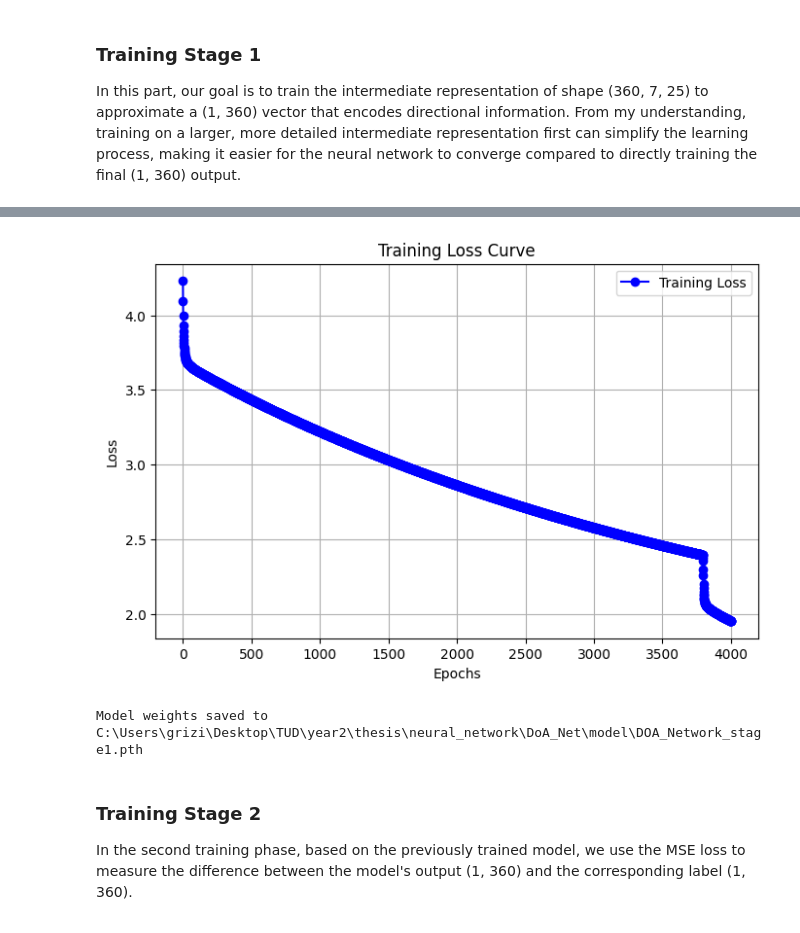
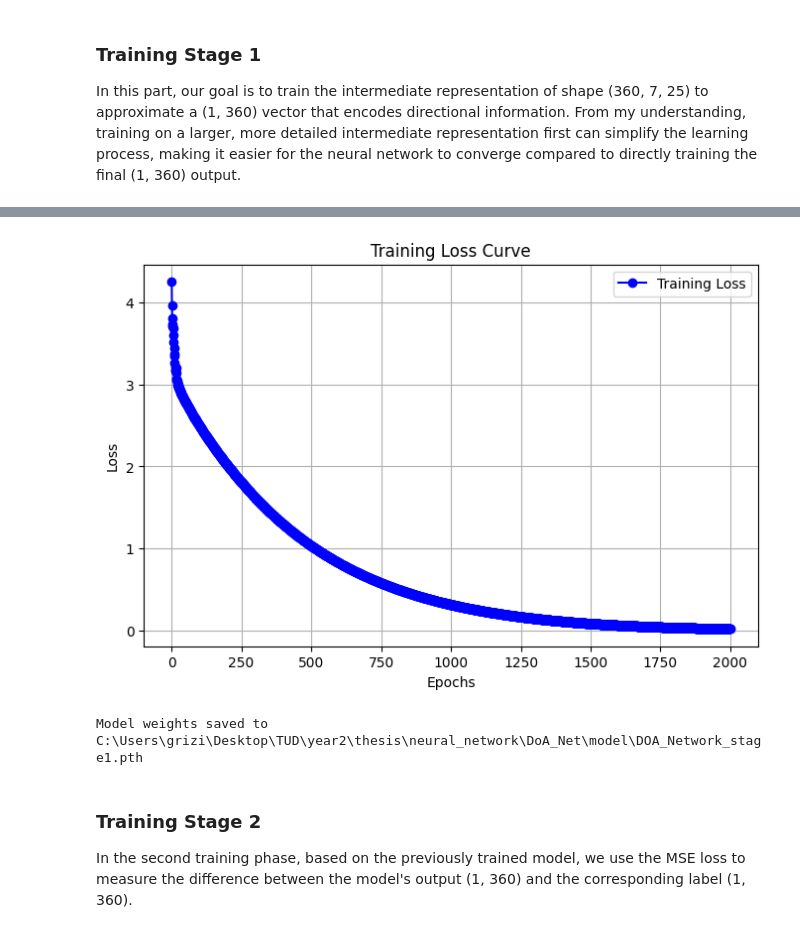
Before and after one commit to Lahm21111/SMANET_Sound_Localization_with_Microphone_Array, a Jupyter notebook: utils/resnet_32_channels.ipynb, the cells around one changed output, grey strips where cells are left out. Drawn from its saved outputs; the diff is of its cells as text; code cells hidden in the pictures.

Commit message:
add some tricks to the nn structure and a ipynb for data from the simulation

```diff
--- a/utils/resnet_32_channels.ipynb
+++ b/utils/resnet_32_channels.ipynb
@@ -13,7 +13,7 @@ import h5py
 import numpy as np
 
 # Path to the H5 file
-h5_file_path = r"C:\Users\grizi\Desktop\TUD\year2\thesis\neural_network\dataset_tools\car_test_dataset.h5"
+h5_file_path = r"C:\Users\grizi\Desktop\TUD\year2\thesis\neural_network\dataset_tools\car_test_dataset_2.h5"
 
 # Open the H5 file
 with h5py.File(h5_file_path, 'r') as h5file:
@@ -27,11 +27,16 @@ with h5py.File(h5_file_path, 'r') as h5file:
             label_data = np.array(dataset)
         elif dataset_name == 'stft':
             stft_data = np.array(dataset)
+        elif dataset_name == 'azimuth':
+            angle_data = np.array(dataset)
 
         # Print the dataset name and its shape
         print(f"Dataset: {dataset_name}, Shape: {dataset.shape}")
 
 print(label_data)
-angle = [int(np.arctan(label_data[1]/label_data[2])/np.pi*180)]
-print("the ground truth angle is ",angle)
+print(stft_data.shape)
+angles = []
+for i in range (len(label_data)):
+    angles.append(int(np.arctan2(label_data[i][2],label_data[i][0])/np.pi*180))
+print(angles)
 # %% [output]
@@ -69,7 +79,7 @@ array([2.28973485e-11, 6.69158609e-10, 1.52299797e-08, 2.69957850e-07,
        3.72665317e-06, 2.69957850e-07, 1.52299797e-08, 6.69158609e-10,
        2.28973485e-11, 6.10193668e-13, 1.26641655e-14])
 # %%
-zero_matrix_train = np.zeros((len(angle),360))
+zero_matrix_train = np.zeros((len(angles),360))
 
 # Define the Gaussian distribution function
 def gaussian_labeling(label, num_classes=360):
@@ -93,12 +103,12 @@ encode_method = "gaussian"
 # encode the labels as a gaussian distribution
 possibility_matrix_angle = zero_matrix_train
 
-for i in range(len(angle)):
-    ground_truth_angle = int(angle[i])  # Ground truth angle
+for i in range(len(angles)):
+    ground_truth_angle = int(angles[i])  # Ground truth angle
     possibility_matrix_angle[i,:] = gaussian_labeling(ground_truth_angle, 360)
 
 
 # possibility_matrix now contains the Gaussian-encoded labels
 print(possibility_matrix_angle.shape)
-print(np.argmax(possibility_matrix_angle[0]))
+print(np.argmax(possibility_matrix_angle[3]))
 # %% [output]
@@ -284,9 +294,9 @@ def train_model(model, train_loader, criterion, optimizer, num_epochs=10):
         for inputs, targets in train_loader:
             inputs, targets = inputs.to(device), targets.to(device)
             optimizer.zero_grad()
-            outputs,stage1 = model(inputs)
+            outputs,stage1_output = model(inputs)
             # print(stage1[0,:,0,0])
-            loss = criterion(stage1, targets)
+            loss = criterion(stage1_output, targets)
             loss.backward()
             optimizer.step()
             total_loss += loss.item()
@@ -317,10 +327,10 @@ def predict(model, input_tensor, device):
 # Example usage
 if __name__ == "__main__":
     # Define input dimensions (Batch, Channels, Time, Frequency)
-    batch_size = 256
-    input_tensor = torch.from_numpy(stft_data[:1,:,:,:]).float()
+    batch_size = 4
+    input_tensor = torch.from_numpy(stft_data[:4,:,:,:]).float()
     input_tensor = input_tensor.permute(0, 1, 3, 2)  # Swap axes (B, F, T, C)
-    target_tensor = torch.from_numpy(possibility_matrix_angle[:1,:]).float()
+    target_tensor = torch.from_numpy(possibility_matrix_angle[:4,:]).float()
 
     # Create dataset and dataloader
     dataset = CustomDataset(input_tensor, target_tensor)
@@ -333,10 +343,10 @@ if __name__ == "__main__":
 
     model = DOA_Network().to(device)
     criterion = Stage1_loss()
-    optimizer = optim.Adam(model.parameters(), lr=0.001)
+    optimizer = optim.Adam(model.parameters(), lr=0.005)
 
     # Train the model
-    train_model(model, train_loader, criterion, optimizer, num_epochs=4000)
+    train_model(model, train_loader, criterion, optimizer, num_epochs=2000)
 
 # save the weight of the model
 model_save_path = r"C:\Users\grizi\Desktop\TUD\year2\thesis\neural_network\DoA_Net\model\DOA_Network_stage1.pth"
@@ -363,4 +373,4 @@ Epoch [4000/4000], Loss: 1.9523
-[figure, old version]
+[figure, new version]
 Model weights saved to C:\Users\grizi\Desktop\TUD\year2\thesis\neural_network\DoA_Net\model\DOA_Network_stage1.pth
 # %% [markdown]
 ### Training Stage 2
```
Also changed, not shown: parts of 7 cells of this notebook, 2 other files.
